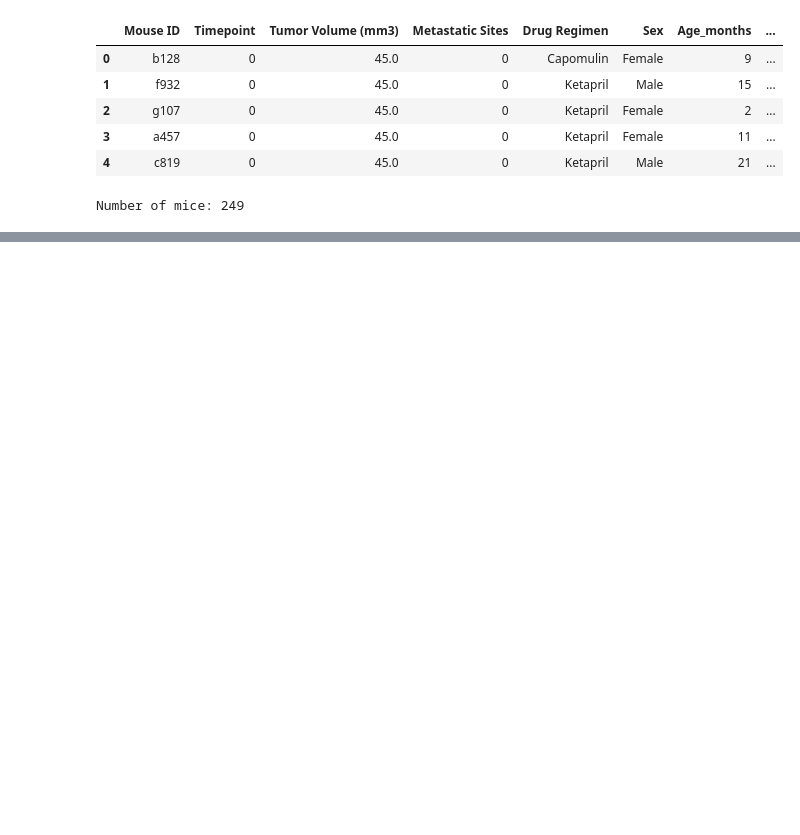
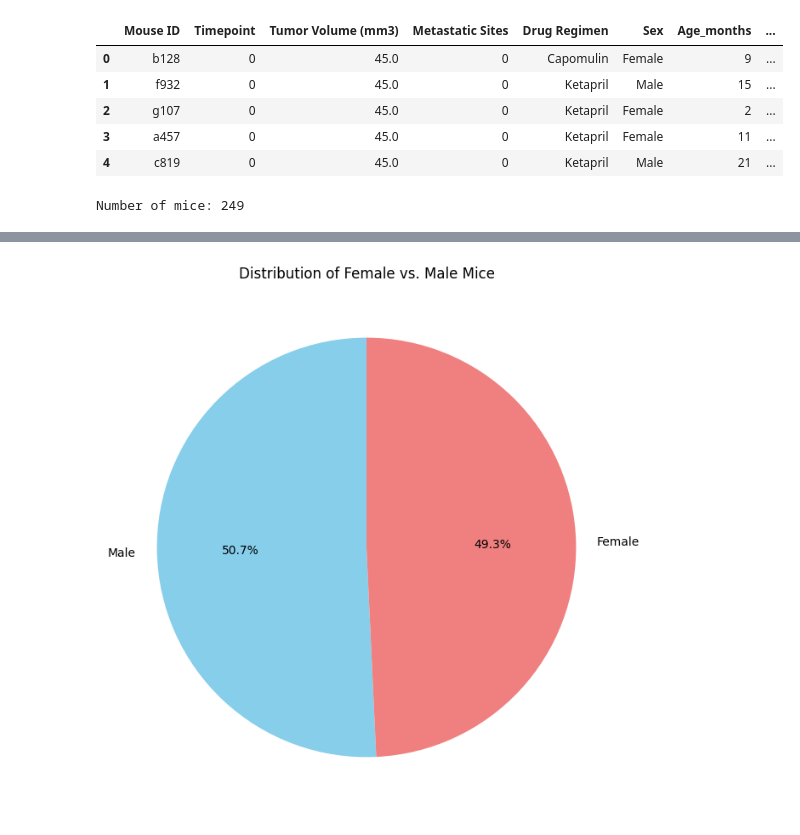
Before and after one commit to soniamoretti/05-Dataviz-challenge, a Jupyter notebook: Challenge 05.ipynb, the cells around one changed output, grey strips where cells are left out. Cells and saved outputs as stored; diff of their text form; code cells hidden in the pictures; blank space fills up the shorter version.

```diff
--- a/Challenge 05.ipynb
+++ b/Challenge 05.ipynb
@@ -36,0 +156,17 @@ Number of mice: 249
+# %%
+# Count the number of unique female and male mice
+gender_counts = cleaned_df['Sex'].value_counts()
+# %%
+# Create a pie chart using the DataFrame.plot() method
+gender_counts.plot(kind='pie', autopct='%1.1f%%', colors=['skyblue', 'lightcoral'], figsize=(8, 8), startangle=90)
+
+# Set the title for the pie chart
+plt.title('Distribution of Female vs. Male Mice')
+
+# Hide the y-label on the pie chart
+plt.ylabel('')
+
+# Show the plot
+plt.show()
+# %% [output]
+[figure, added]
```
Also changed, not shown: parts of 19 cells of this notebook.
